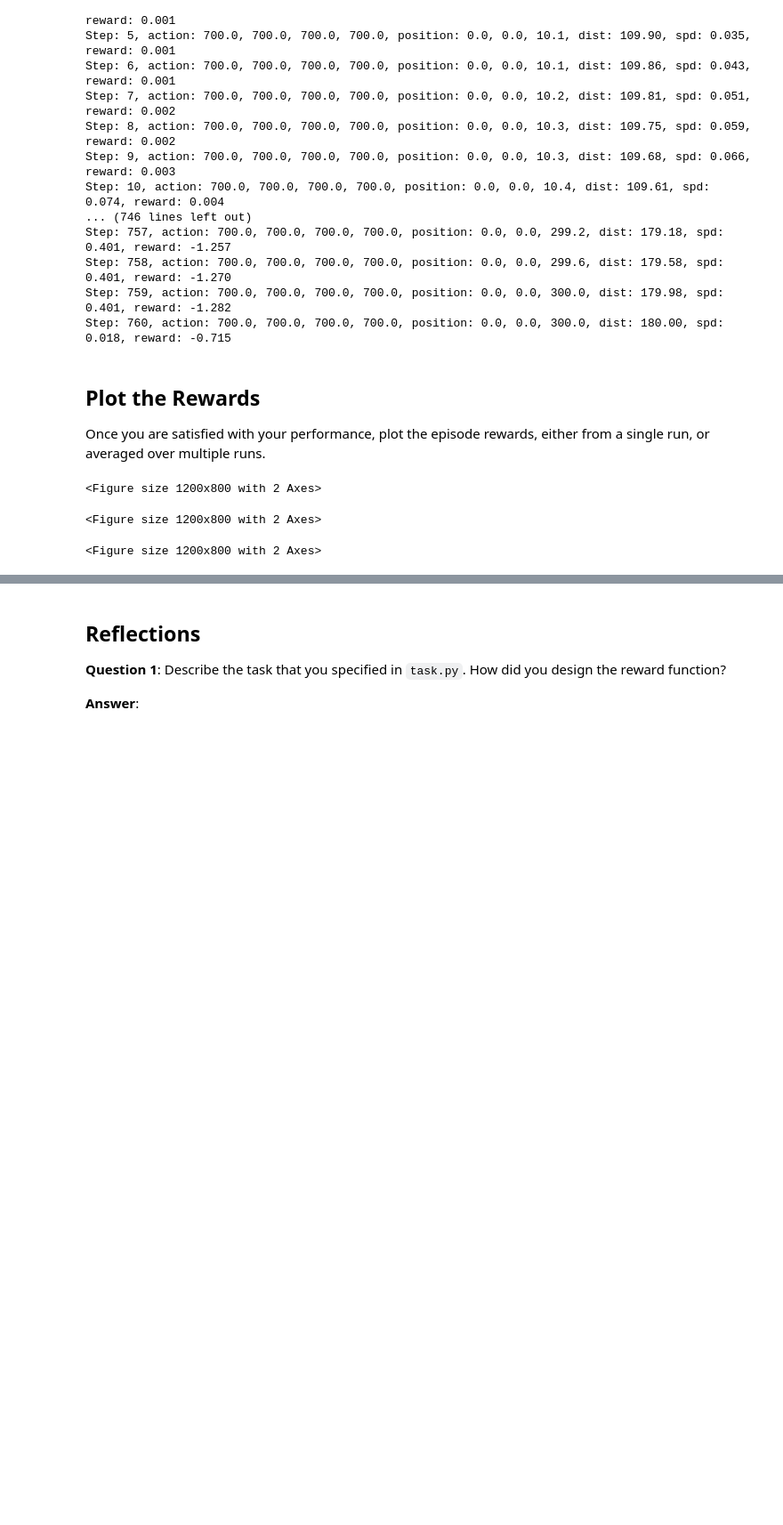
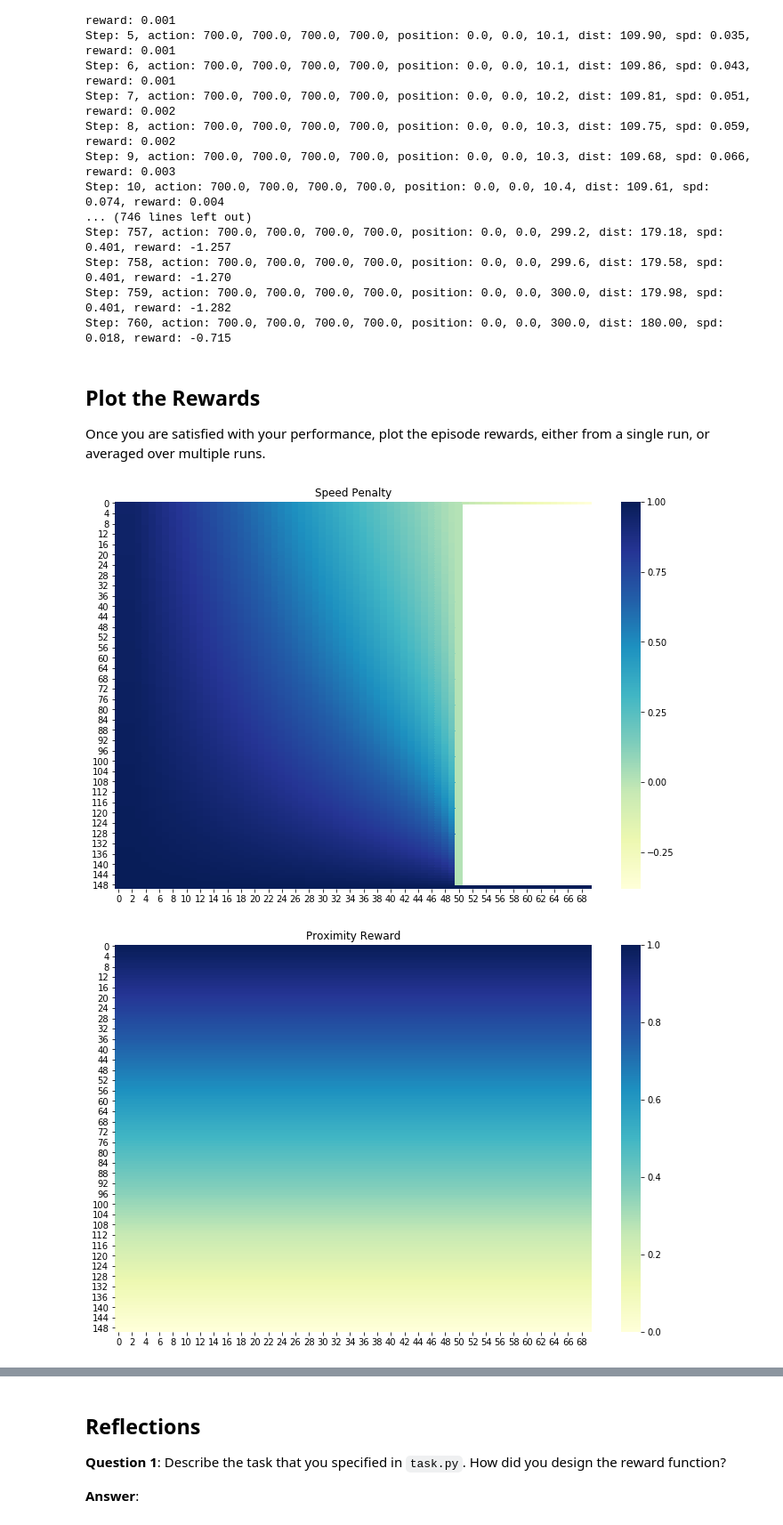
Before and after one commit to jayspeidell/quadcopter_project, a Jupyter notebook: Quadcopter_Project.ipynb, the cells around one changed output, grey strips where cells are left out. Shown: that part at 89% size. Cells and saved outputs as stored; diff of their text form; code cells hidden in the pictures; blank space fills up the shorter version.

```diff
--- a/Quadcopter_Project.ipynb
+++ b/Quadcopter_Project.ipynb
@@ -47,7 +47,7 @@ import numpy as np
 from agent import Agent
 agent = Agent(init_pose=[0,0,25,0,0,0], target_pos=[0,0,120], replay_alpha=0, gamma=0.9, runtime=20)
 agent.step()
-for _ in range(100):
+for _ in range(500):
     agent.step()
     len(agent.memory.memory)
 print('Took %d seconds.' % int(t - time.time()))
@@ -136,35 +144,34 @@ def get_reward(distances, speeds):
     proximity_reward = np.ones([len(distances), len(speeds)])
     for i, distance in enumerate(distances):
         for j, speed in enumerate(speeds):
-            speed_penalty[i][j] = ((1 - (max(speed, 0.025)/1)**0.4) ** (1 - (distance / max(distances))))**3
+            speed_penalty[i][j] = ((1 - (max(speed, 0.05)/1)) ** (1 - (distance / max(distances))))
             if not speed_penalty[i][j]:
                 speed_penalty[i][j] = 0.01
-            proximity_reward[i][j] = (1 - (distance/max(distances)))**3
+            proximity_reward[i][j] = (1 - (distance/max(distances)))
             #if distance > 20:
             #    speed_penalty[i][j] = 0.5
             rewards[i][j] = speed_penalty[i][j] * proximity_reward[i][j]
     return rewards, speed_penalty, proximity_reward
 
 speeds = np.arange(0,0.7,0.01)
 distances = np.arange(0,150,1)
 
 rewards, speed_penalty, proximity_reward = get_reward(distances, speeds)
 
 plt.figure('Speed Penalty', figsize=[12,8])
 plt.title('Speed Penalty')
 sns.heatmap(speed_penalty, cmap="YlGnBu")
 plt.show()
 
 plt.figure('Proximity Reward', figsize=[12,8])
 plt.title('Proximity Reward')
 sns.heatmap(proximity_reward, cmap="YlGnBu")
 plt.show()
 
 plt.figure('Reward', figsize=[12,8])
 plt.title('Reward')
 sns.heatmap(rewards, cmap="YlGnBu")
 plt.show()
 # %% [output]
-<Figure size 1200x800 with 2 Axes>
-<Figure size 1200x800 with 2 Axes>
-<Figure size 1200x800 with 2 Axes>
+[figure, added]
+[figure, added]
```
Also changed, not shown: parts of 4 cells of this notebook, 2 other files.
